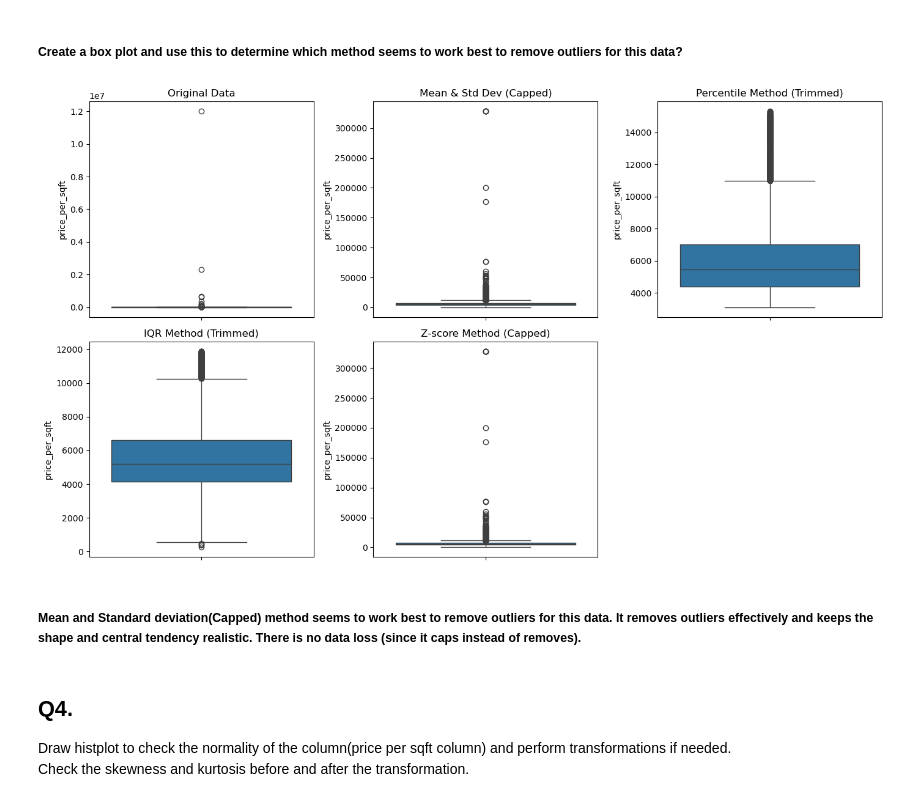
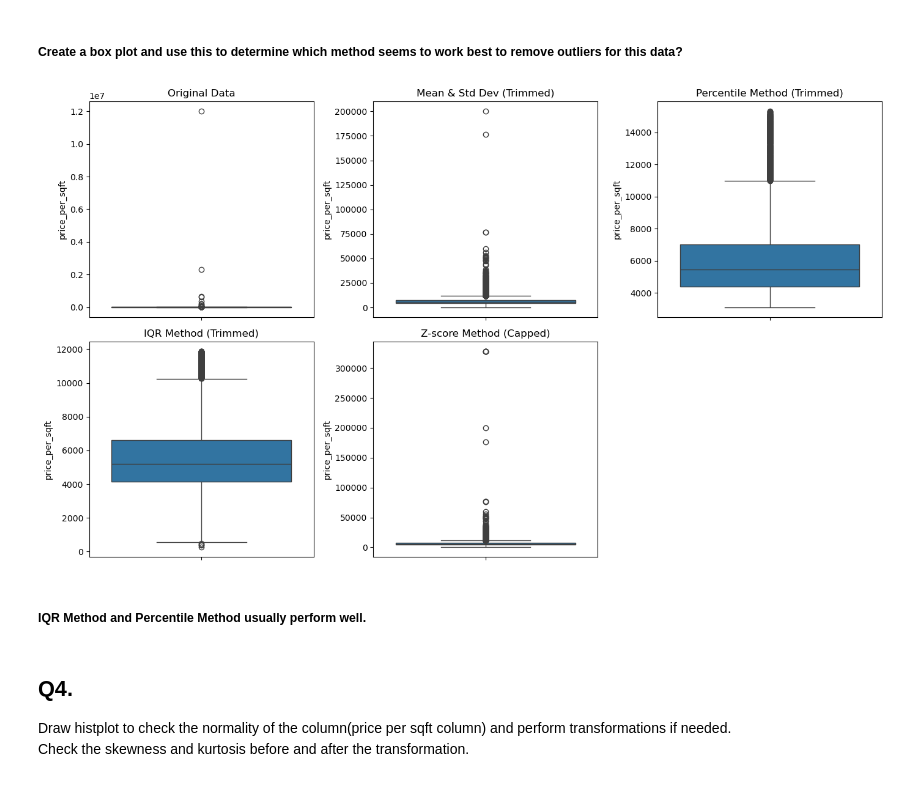
Before and after one commit to jumishafeeq/ML-Assignments, a Jupyter notebook: ML_Assignment.ipynb, the cells around one changed output. Drawn from its saved outputs; the diff is of its cells as text; code cells hidden in the pictures.

```diff
--- a/ML_Assignment.ipynb
+++ b/ML_Assignment.ipynb
@@ -264,37 +269,37 @@ df_capped_z.loc[(df_capped_z['price_per_sqft']<lower_limit), 'price_per_sqft'] =
 # %%
 plt.figure(figsize=(14, 8))
 
 # 1. Original Data
 plt.subplot(2, 3, 1)
 sns.boxplot(y=df['price_per_sqft'])
 plt.title("Original Data")
 
-# 2. Mean & Std Dev (Capped)
+# 2. Mean & Std Dev (Trimmed)
 plt.subplot(2, 3, 2)
-sns.boxplot(y=df_std_capped['price_per_sqft'])
-plt.title("Mean & Std Dev (Capped)")
+sns.boxplot(y=df_std_trimmed['price_per_sqft'])
+plt.title("Mean & Std Dev (Trimmed)")
 
 # 3. Percentile Method (Trimmed)
 plt.subplot(2, 3, 3)
 sns.boxplot(y=df_percentile_trimmed['price_per_sqft'])
 plt.title("Percentile Method (Trimmed)")
 
 # 4. IQR (Trimmed)
 plt.subplot(2, 3, 4)
 sns.boxplot(y=df_iqr_trimmed['price_per_sqft'])
 plt.title("IQR Method (Trimmed)")
 
 # 5. Z-Score Method (Capped)
 plt.subplot(2, 3, 5)
 sns.boxplot(y=df_capped_z['price_per_sqft'])
 plt.title("Z-score Method (Capped)")
 
 plt.tight_layout()
 plt.show()
 # %% [output]
-[figure, old version]
+[figure, new version]
 # %% [markdown]
-##### Mean and Standard deviation(Capped) method seems to work best to remove outliers for this data. It removes outliers effectively and keeps the shape and central tendency realistic. There is no data loss (since it caps instead of removes).
+##### IQR Method and Percentile Method usually perform well.
 # %% [markdown]
 ## Q4.
 Draw histplot to check the normality of the column(price per sqft column) and perform transformations if needed.
```
Also changed, not shown: parts of 5 cells of this notebook.
